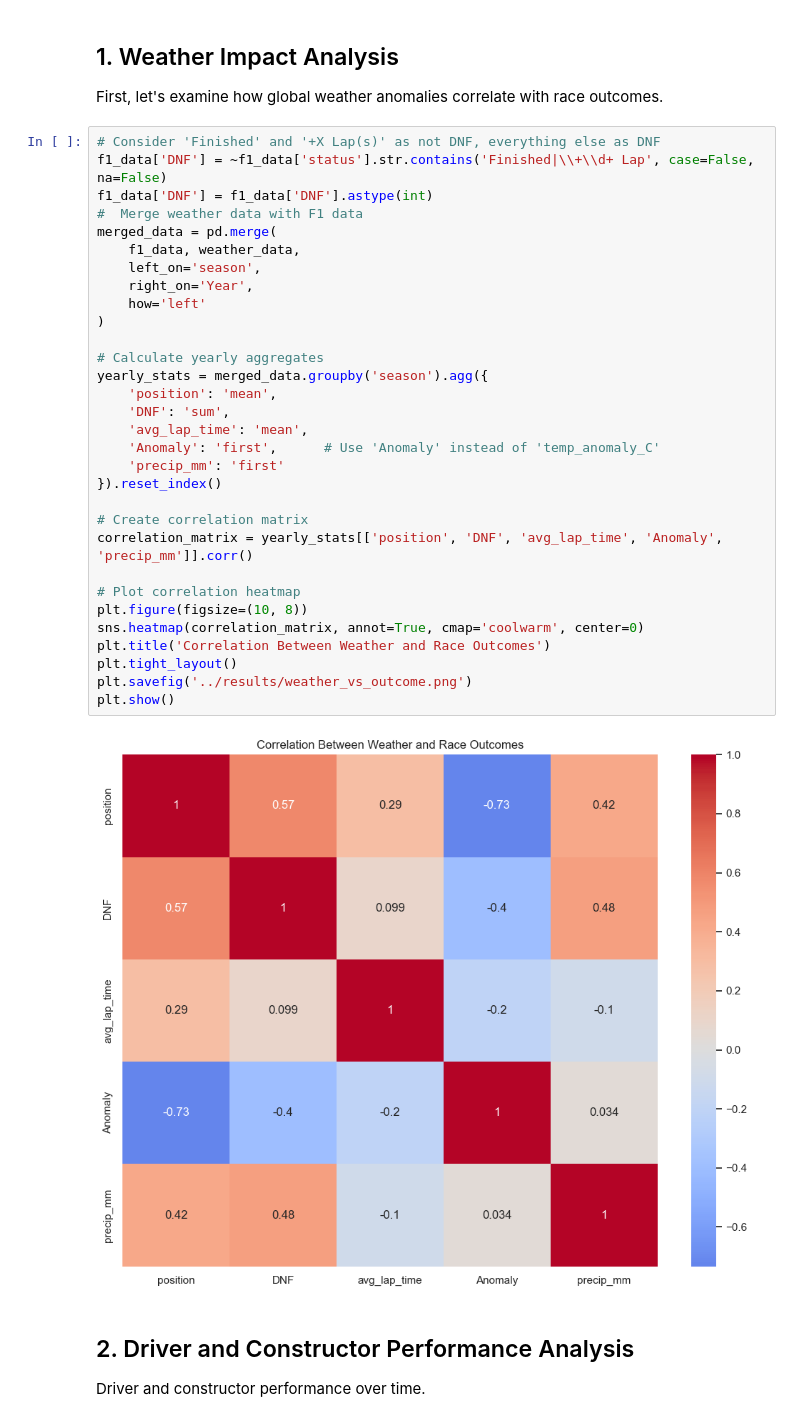
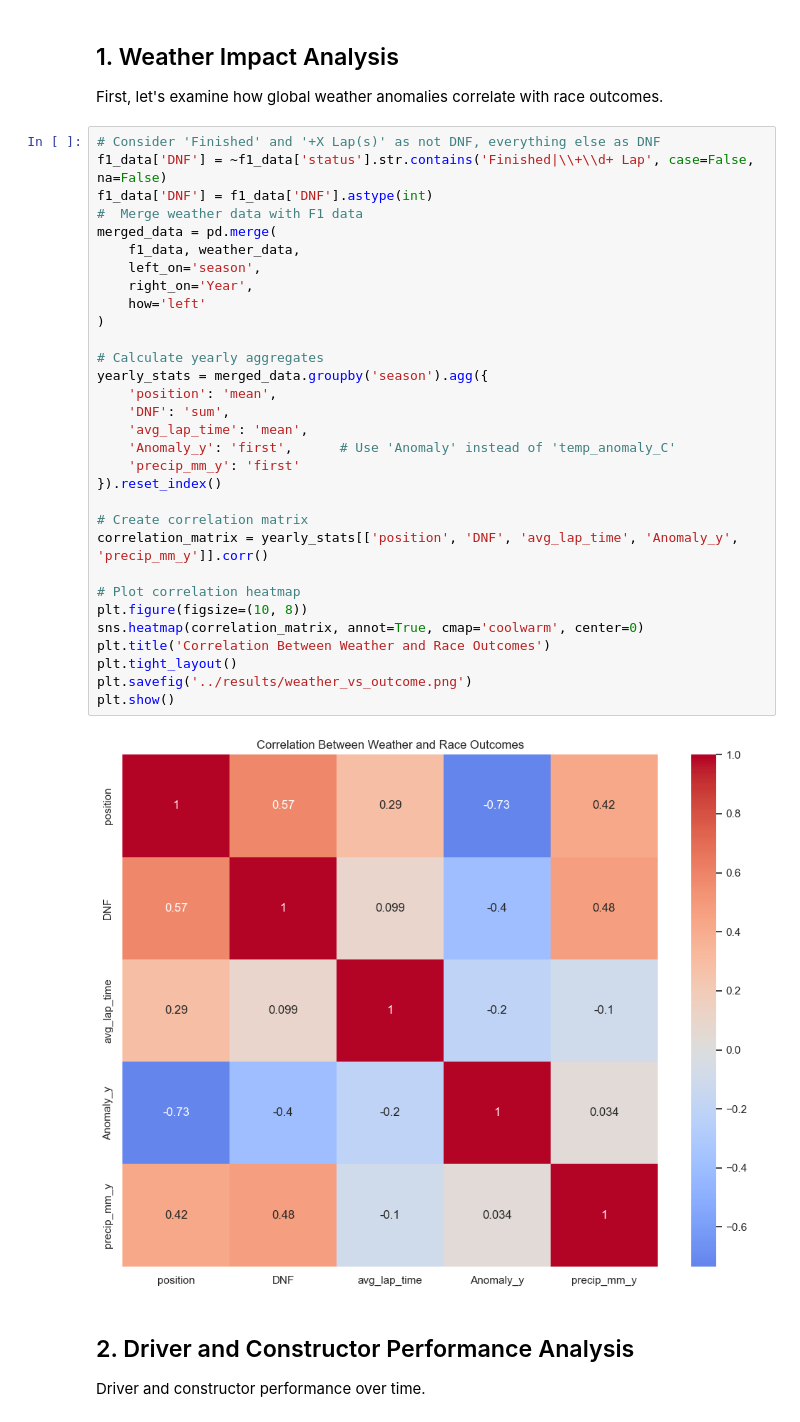
Before and after one commit to illinois-data-curation/is477-sp25-group33, a Jupyter notebook: notebooks/analysis.ipynb, the cells around one changed output. Saved outputs shown, nothing was run; the diff lists cells and outputs as text.

```diff
--- a/notebooks/analysis.ipynb
+++ b/notebooks/analysis.ipynb
@@ -20,36 +20,36 @@ First, let's examine how global weather anomalies correlate with race outcomes.
 # %%
 # Consider 'Finished' and '+X Lap(s)' as not DNF, everything else as DNF
 f1_data['DNF'] = ~f1_data['status'].str.contains('Finished|\\+\\d+ Lap', case=False, na=False)
 f1_data['DNF'] = f1_data['DNF'].astype(int)
 #  Merge weather data with F1 data
 merged_data = pd.merge(
     f1_data, weather_data,
     left_on='season',
     right_on='Year',
     how='left'
 )
 
 # Calculate yearly aggregates
 yearly_stats = merged_data.groupby('season').agg({
     'position': 'mean',
     'DNF': 'sum',
     'avg_lap_time': 'mean',
-    'Anomaly': 'first',      # Use 'Anomaly' instead of 'temp_anomaly_C'
-    'precip_mm': 'first'
+    'Anomaly_y': 'first',      # Use 'Anomaly' instead of 'temp_anomaly_C'
+    'precip_mm_y': 'first'
 }).reset_index()
 
 # Create correlation matrix
-correlation_matrix = yearly_stats[['position', 'DNF', 'avg_lap_time', 'Anomaly', 'precip_mm']].corr()
+correlation_matrix = yearly_stats[['position', 'DNF', 'avg_lap_time', 'Anomaly_y', 'precip_mm_y']].corr()
 
 # Plot correlation heatmap
 plt.figure(figsize=(10, 8))
 sns.heatmap(correlation_matrix, annot=True, cmap='coolwarm', center=0)
 plt.title('Correlation Between Weather and Race Outcomes')
 plt.tight_layout()
 plt.savefig('../results/weather_vs_outcome.png')
 plt.show()
 # %% [output]
-[figure, old version]
+[figure, new version]
 # %% [markdown]
 ## 2. Driver and Constructor Performance Analysis
 
```
Also changed, not shown: parts of 2 cells of this notebook, 8 other files.
